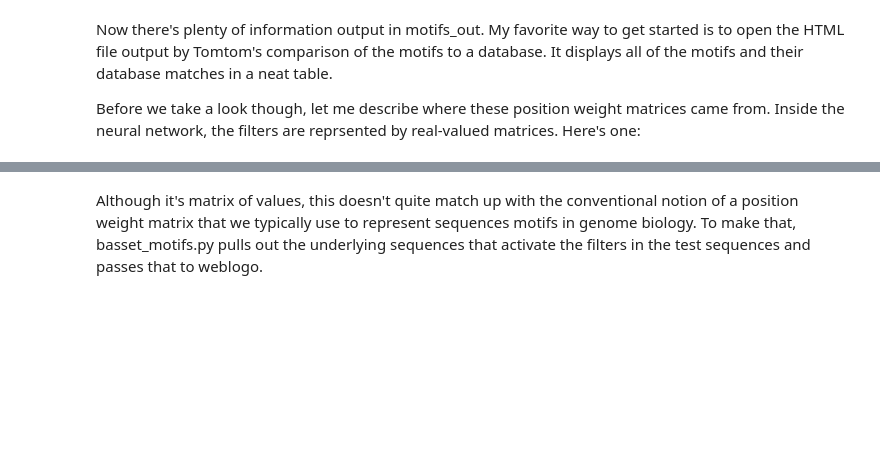
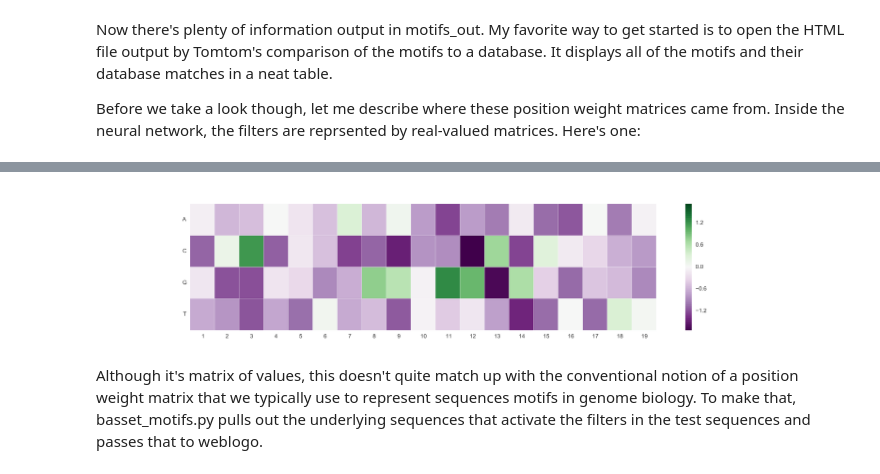
Before and after one commit to yukatherin/Basset, a Jupyter notebook: tutorials/motifs.ipynb, the cells around one changed output, grey strips where cells are left out. Cells and saved outputs as stored; diff of their text form; code cells hidden in the pictures; blank space fills up the shorter version.

```diff
--- a/tutorials/motifs.ipynb
+++ b/tutorials/motifs.ipynb
@@ -32,2 +27,7 @@ HTML('<iframe src=motifs_out/filter9_heat.pdf width=1000 height=250></iframe>')
+# %%
+from IPython.display import Image
+Image(filename='motifs_eg/filter9_heat.png')
+# %% [output]
+[figure, added]
 # %% [markdown]
 Although it's matrix of values, this doesn't quite match up with the conventional notion of a position weight matrix that we typically use to represent sequences motifs in genome biology. To make that, basset_motifs.py pulls out the underlying sequences that activate the filters in the test sequences and passes that to weblogo.
```
Also changed, not shown: parts of 15 cells of this notebook, 5 other files.
